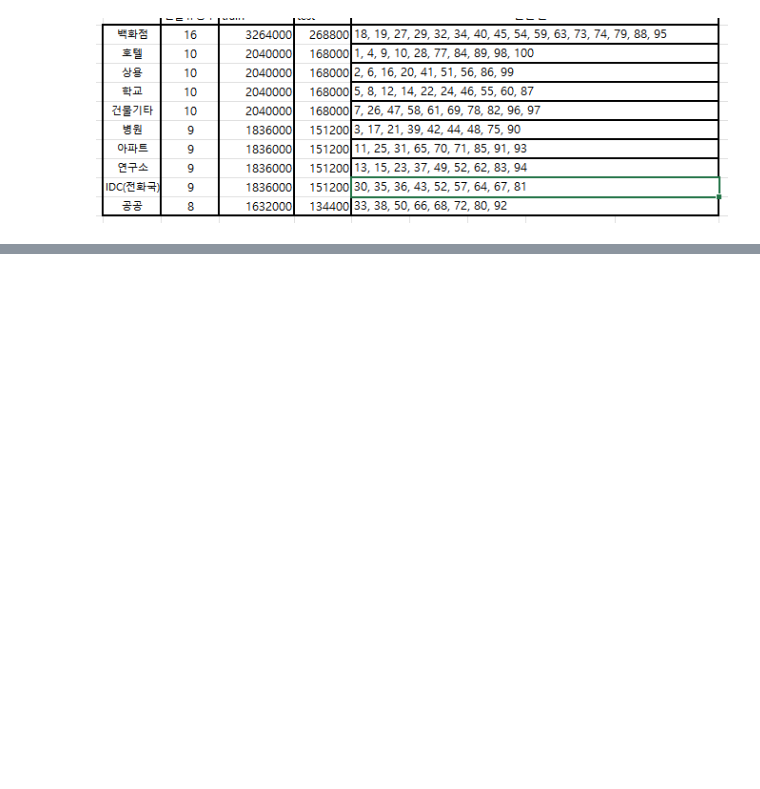
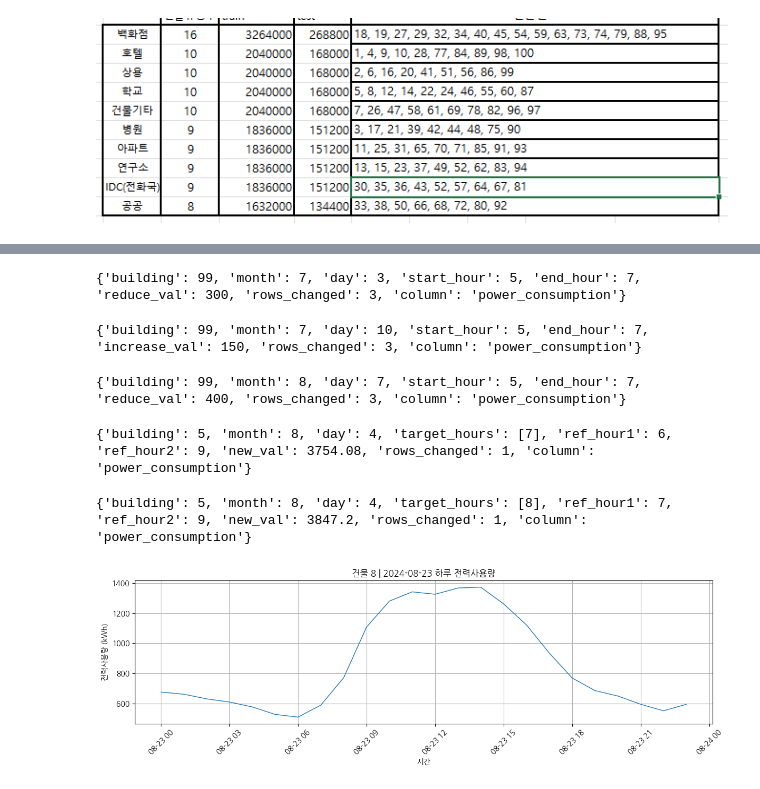
Before and after one commit to SonHyesang0914/2025dacon_powerU_github, a Jupyter notebook: 02_EDAandPreprocessing.ipynb, the cells around one changed output, grey strips where cells are left out. Saved outputs shown, nothing was run; the diff lists cells and outputs as text; code cells hidden in the pictures; blank space fills up the shorter version.

```diff
--- a/02_EDAandPreprocessing.ipynb
+++ b/02_EDAandPreprocessing.ipynb
@@ -244,0 +1365,73 @@ plt.show()
+# %%
+edit_log = []
+
+train = reduce_daytime_range(train, building=99, month=7, day=3,
+                             start_hour=5, end_hour=7,
+                             reduce_val=300,
+                             col='power_consumption',
+                             keep_backup=True,
+                             log_list=edit_log)
+
+print(edit_log[-1])  # 마지막 변경 로그 확인
+# %% [output]
+{'building': 99, 'month': 7, 'day': 3, 'start_hour': 5, 'end_hour': 7, 'reduce_val': 300, 'rows_changed': 3, 'column': 'power_consumption'}
+# %%
+edit_log = []
+
+train = increase_daytime_range(train, building=99, month=7, day=10,
+                             start_hour=5, end_hour=7,
+                             increase_val=150,
+                             col='power_consumption',
+                             keep_backup=True,
+                             log_list=edit_log)
+
+print(edit_log[-1])  # 마지막 변경 로그 확인
+# %% [output]
+{'building': 99, 'month': 7, 'day': 10, 'start_hour': 5, 'end_hour': 7, 'increase_val': 150, 'rows_changed': 3, 'column': 'power_consumption'}
+# %%
+edit_log = []
+
+train = reduce_daytime_range(train, building=99, month=8, day=7,
+                             start_hour=5, end_hour=7,
+                             reduce_val=400,
+                             col='power_consumption',
+                             keep_backup=True,
+                             log_list=edit_log)
+
+print(edit_log[-1])  # 마지막 변경 로그 확인
+# %% [output]
+{'building': 99, 'month': 8, 'day': 7, 'start_hour': 5, 'end_hour': 7, 'reduce_val': 400, 'rows_changed': 3, 'column': 'power_consumption'}
+# %%
+edit_log = []
+
+train = overwrite_by_ref_avg(
+    train, building=5, month=8, day=4,
+    target_hours=7,
+    ref_hour1=6, ref_hour2=9,
+    col='power_consumption',
+    keep_backup=True,
+    log_list=edit_log
+)
+
+print(edit_log[-1])  # 마지막 변경 이력 확인
+# %% [output]
+{'building': 5, 'month': 8, 'day': 4, 'target_hours': [7], 'ref_hour1': 6, 'ref_hour2': 9, 'new_val': 3754.08, 'rows_changed': 1, 'column': 'power_consumption'}
+# %%
+edit_log = []
+
+train = overwrite_by_ref_avg(
+    train, building=5, month=8, day=4,
+    target_hours=8,
+    ref_hour1=7, ref_hour2=9,
+    col='power_consumption',
+    keep_backup=True,
+    log_list=edit_log
+)
+
+print(edit_log[-1])  # 마지막 변경 이력 확인
+# %% [output]
+{'building': 5, 'month': 8, 'day': 4, 'target_hours': [8], 'ref_hour1': 7, 'ref_hour2': 9, 'new_val': 3847.2, 'rows_changed': 1, 'column': 'power_consumption'}
+# %%
+plot_building_day(train, building_id=8, date="2024-08-23")
+# %% [output]
+[figure, added]
```
Also changed, not shown: parts of 149 cells of this notebook.
